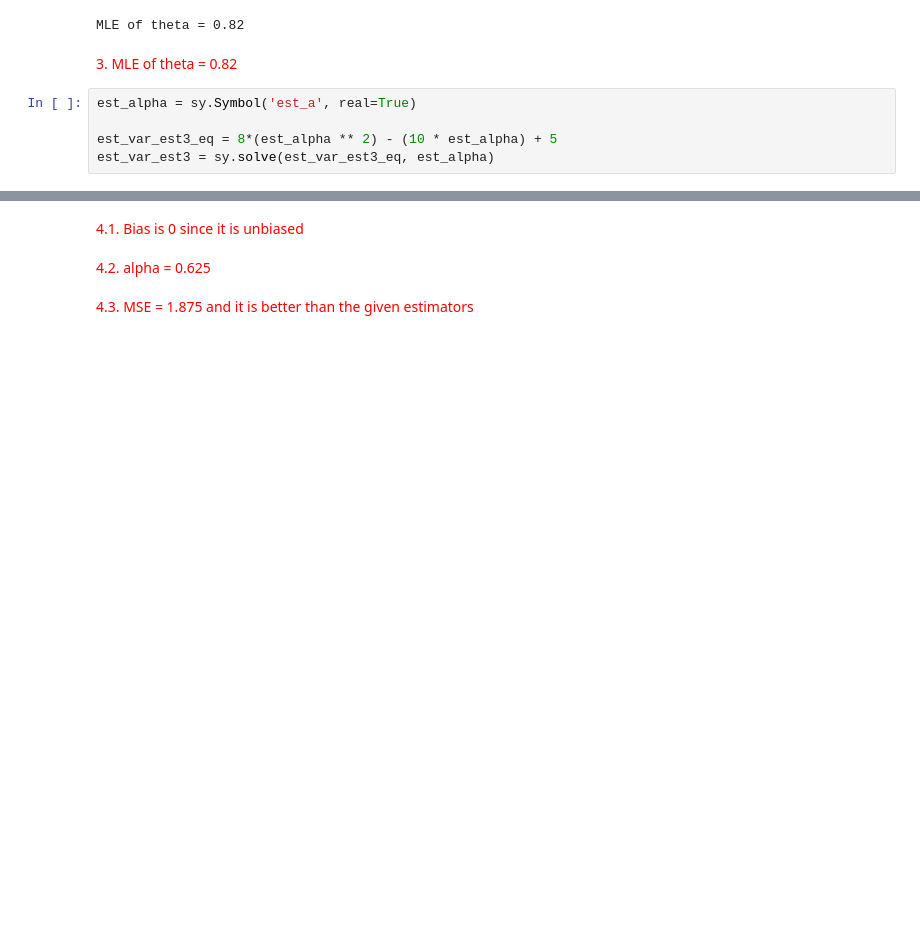
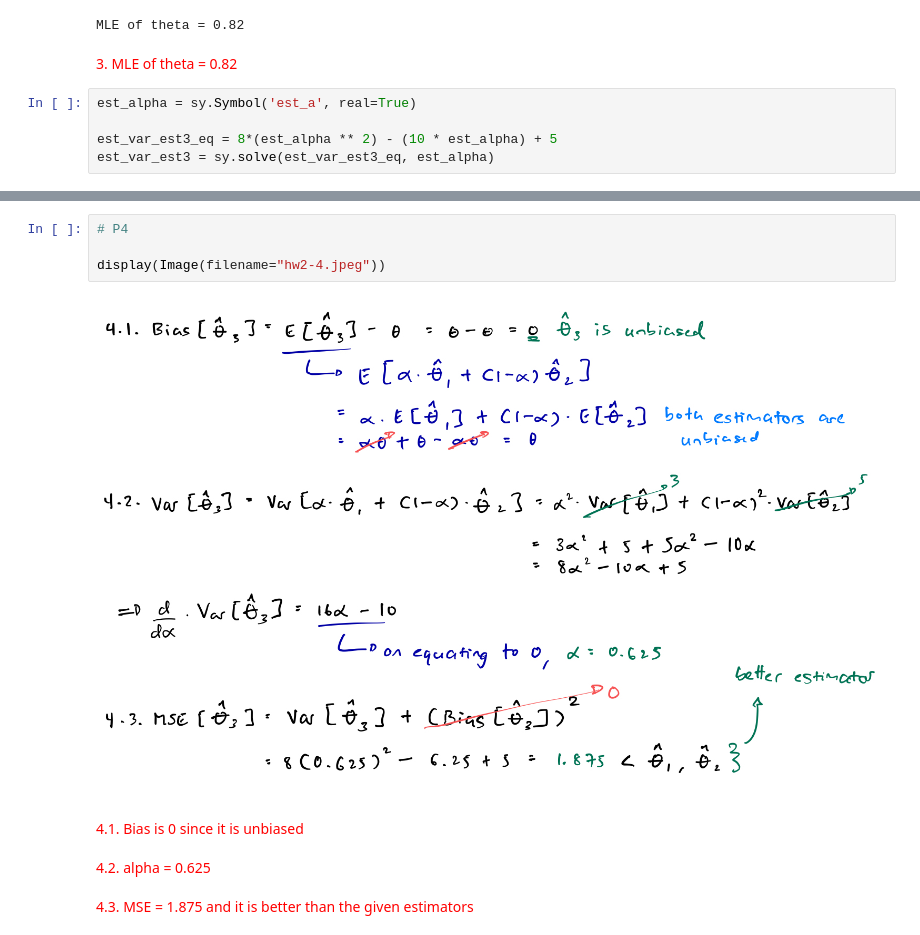
Before and after one commit to rajeev-t/stats-n-ds-4engineers, a Jupyter notebook: HW2/sdse_hw2_raj.ipynb, the cells around one changed output, grey strips where cells are left out. Cells and saved outputs as stored; diff of their text form; blank space fills up the shorter version.

```diff
--- a/HW2/sdse_hw2_raj.ipynb
+++ b/HW2/sdse_hw2_raj.ipynb
@@ -217,3 +220,9 @@ est_var_est3 = sy.solve(est_var_est3_eq, est_alpha)
+# %%
+# P4
+
+display(Image(filename="hw2-4.jpeg"))
+# %% [output]
+[figure, added]
 # %% [markdown]
 <span style="color:red">
     4.1. Bias is 0 since it is unbiased
```
Also changed, not shown: parts of 7 cells of this notebook, 1 other file.
